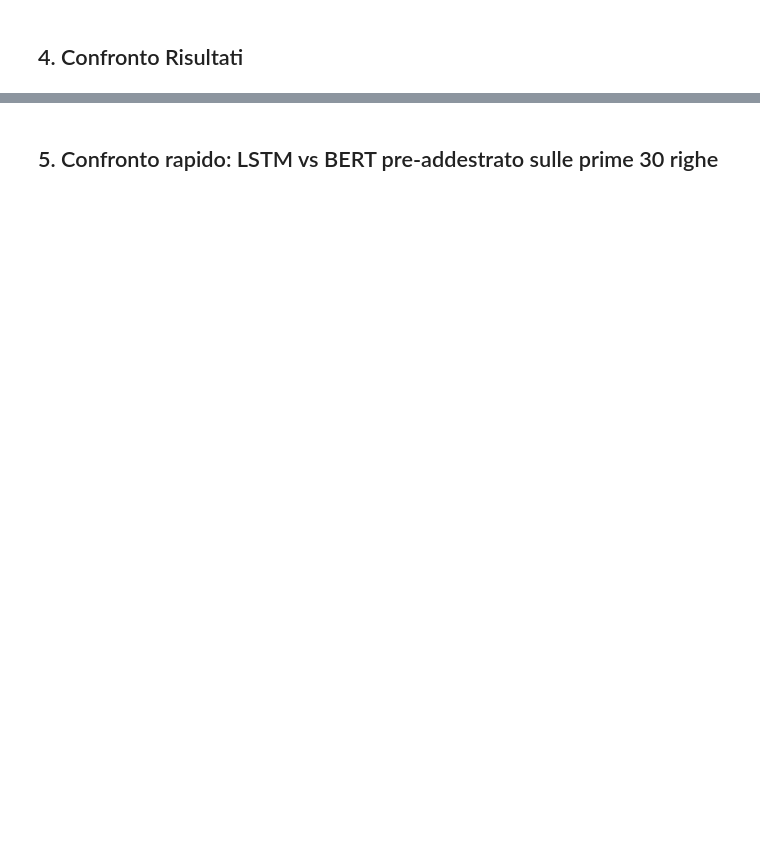
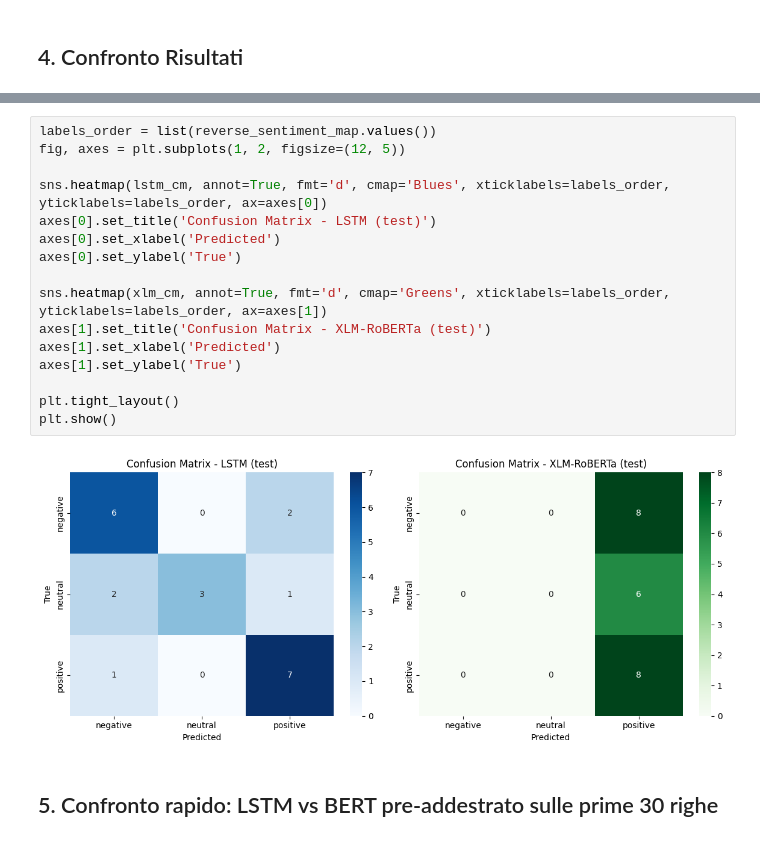
Before and after one commit to DataScience-Golddiggers/Faboulous-Interpretr, a Jupyter notebook: notebooks/sentiment_comparison.ipynb, the cells around one changed output, grey strips where cells are left out. Drawn from its saved outputs; the diff is of its cells as text; blank space fills up the shorter version.

```diff
--- a/notebooks/sentiment_comparison.ipynb
+++ b/notebooks/sentiment_comparison.ipynb
@@ -301,3 +432,21 @@ NameError: name 'xlm_final_acc' is not defined
+# %%
+labels_order = list(reverse_sentiment_map.values())
+fig, axes = plt.subplots(1, 2, figsize=(12, 5))
+
+sns.heatmap(lstm_cm, annot=True, fmt='d', cmap='Blues', xticklabels=labels_order, yticklabels=labels_order, ax=axes[0])
+axes[0].set_title('Confusion Matrix - LSTM (test)')
+axes[0].set_xlabel('Predicted')
+axes[0].set_ylabel('True')
+
+sns.heatmap(xlm_cm, annot=True, fmt='d', cmap='Greens', xticklabels=labels_order, yticklabels=labels_order, ax=axes[1])
+axes[1].set_title('Confusion Matrix - XLM-RoBERTa (test)')
+axes[1].set_xlabel('Predicted')
+axes[1].set_ylabel('True')
+
+plt.tight_layout()
+plt.show()
+# %% [output]
+[figure, added]
 # %% [markdown]
 ## 5. Confronto rapido: LSTM vs BERT pre-addestrato sulle prime 30 righe
 # %%
```
Also changed, not shown: parts of 11 cells of this notebook.
